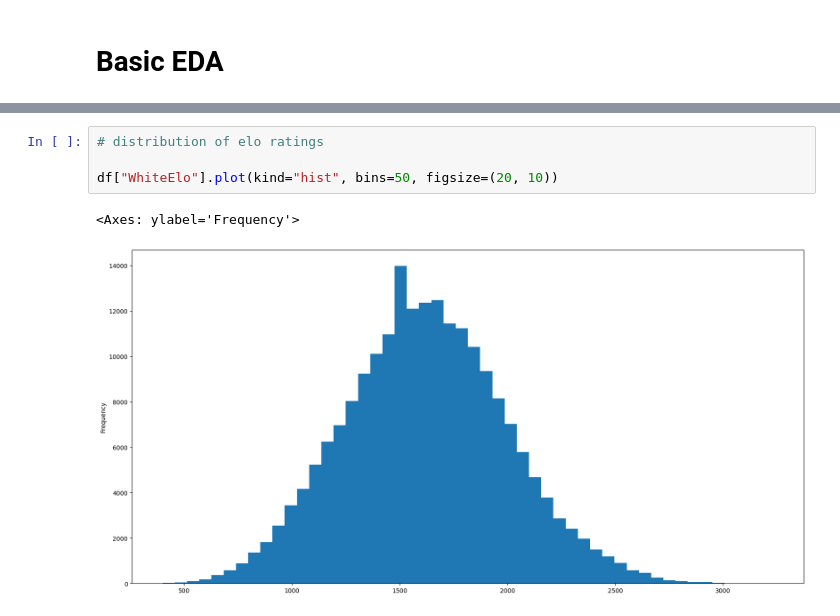
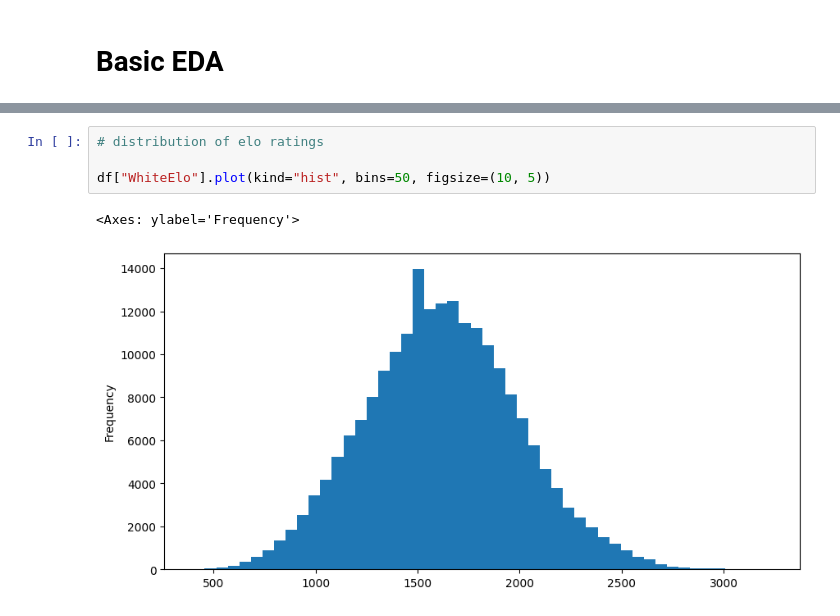
Before and after one commit to ngohiep-noob/Chess-move-recommender, a Jupyter notebook: index.ipynb, the cells around one changed output, grey strips where cells are left out. Saved outputs shown, nothing was run; the diff lists cells and outputs as text.

```diff
--- a/index.ipynb
+++ b/index.ipynb
@@ -124,8 +124,8 @@ df.describe()
 # %%
 # distribution of elo ratings
 
-df["WhiteElo"].plot(kind="hist", bins=50, figsize=(20, 10))
+df["WhiteElo"].plot(kind="hist", bins=50, figsize=(10, 5))
 # %% [output]
 <Axes: ylabel='Frequency'>
-[figure, old version]
+[figure, new version]
 # %%
```
Also changed, not shown: parts of 8 cells of this notebook, 1 other file.
